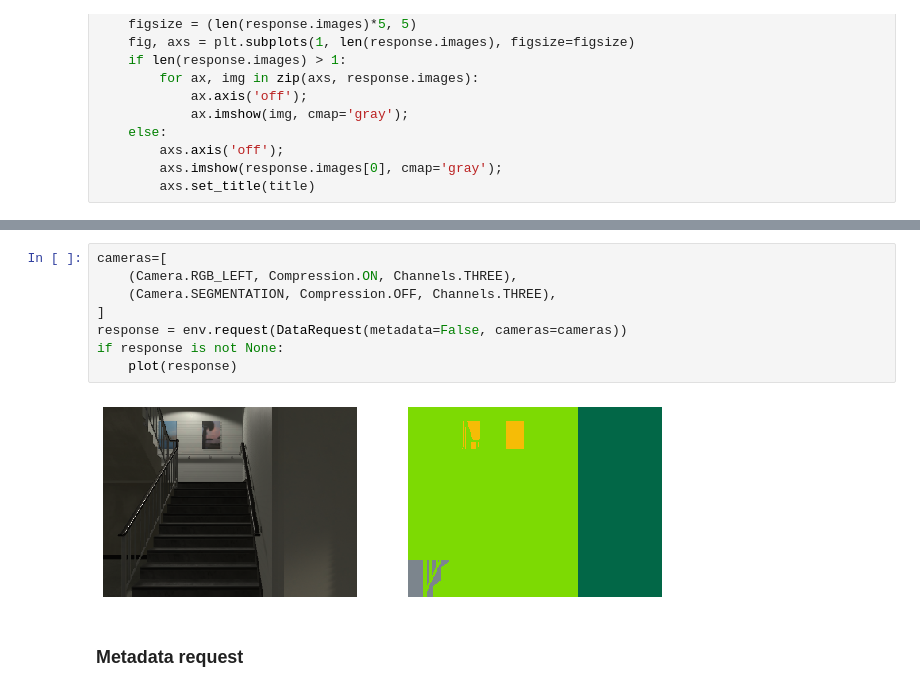
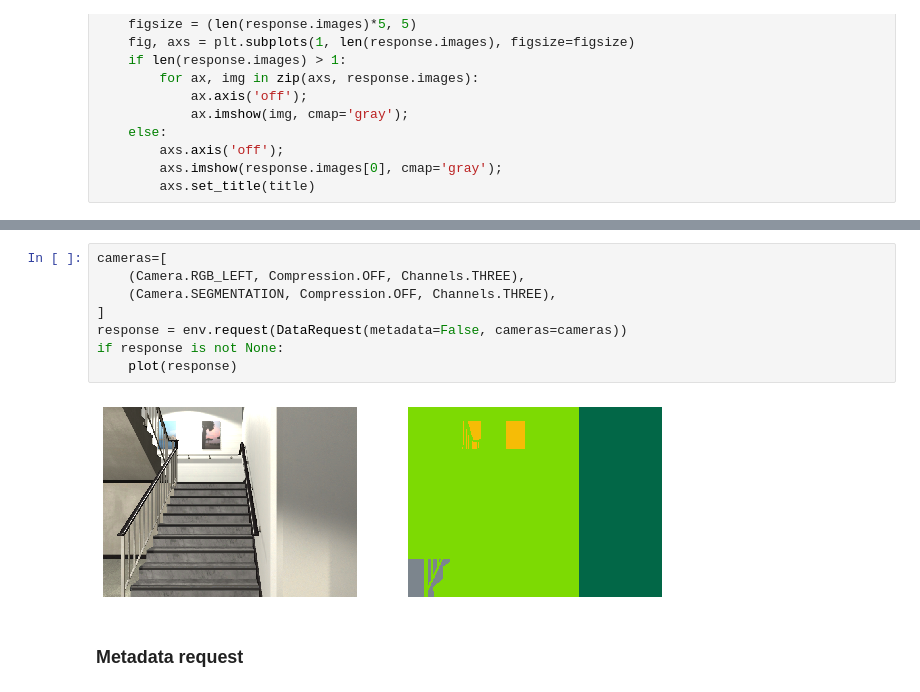
Before and after one commit to MIT-TESSE/tesse-interface, a Jupyter notebook: python-demonstration.ipynb, the cells around one changed output, grey strips where cells are left out. Drawn from its saved outputs; the diff is of its cells as text.

```diff
--- a/python-demonstration.ipynb
+++ b/python-demonstration.ipynb
@@ -85,13 +86,13 @@ if response is not None:
 # %%
 cameras=[
-    (Camera.RGB_LEFT, Compression.ON, Channels.THREE),
+    (Camera.RGB_LEFT, Compression.OFF, Channels.THREE),
     (Camera.SEGMENTATION, Compression.OFF, Channels.THREE),
 ]
 response = env.request(DataRequest(metadata=False, cameras=cameras))
 if response is not None:
     plot(response)
 # %% [output]
-[figure, old version]
+[figure, new version]
 # %% [markdown]
 ### Metadata request
 # %%
```
Also changed, not shown: parts of 9 cells of this notebook, 1 other file.
